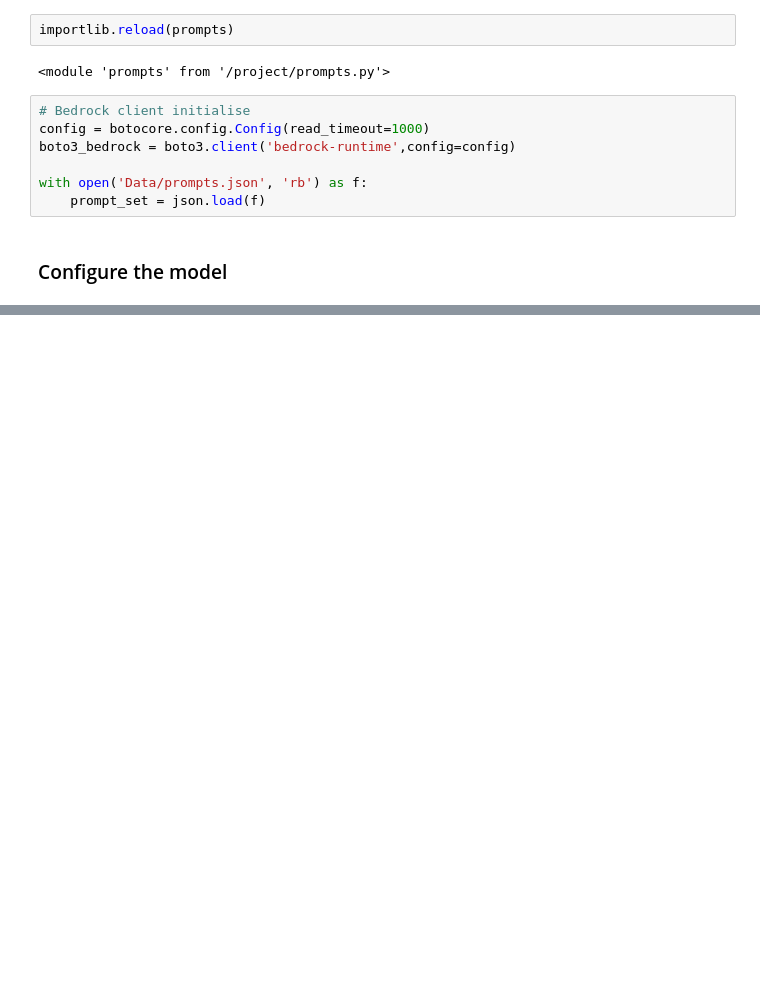
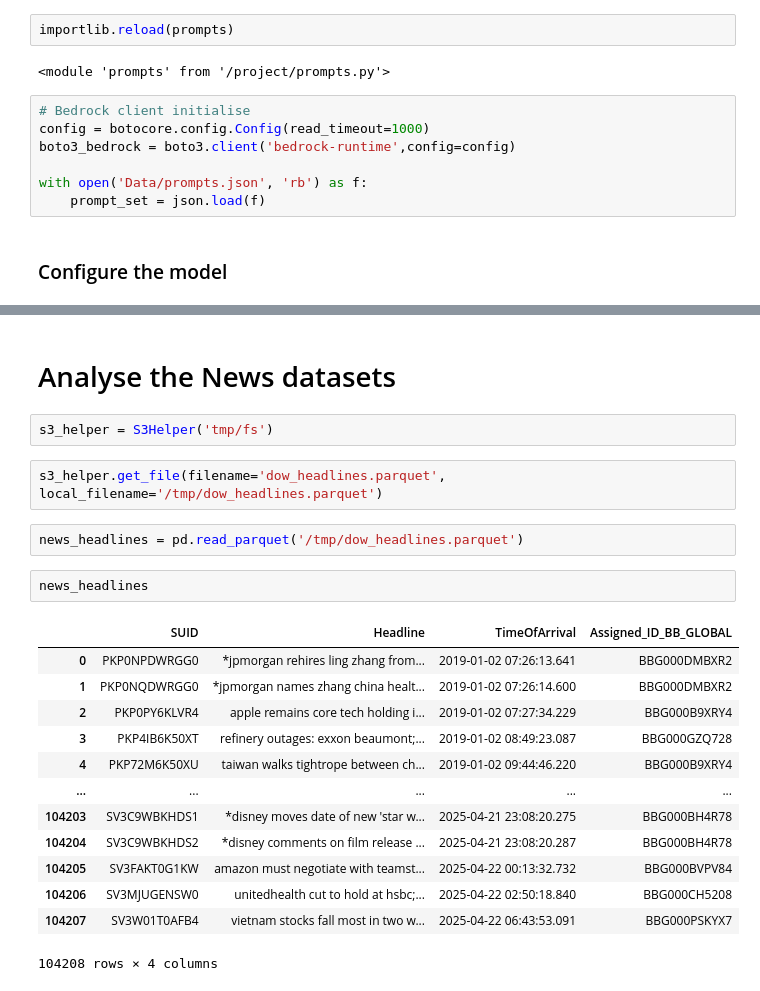
Before and after one commit to bmc-eng/LLMFinancialAnalyst, a Jupyter notebook: 05 - Agentic Tests.ipynb, the cells around one changed output, grey strips where cells are left out. Cells and saved outputs as stored; diff of their text form; blank space fills up the shorter version.

```diff
--- a/05 - Agentic Tests.ipynb
+++ b/05 - Agentic Tests.ipynb
@@ -156,0 +120,24 @@ The company shows concerning trends in its financial performance:
+# %% [markdown]
+# Analyse the News datasets
+# %%
+s3_helper = S3Helper('tmp/fs')
+# %%
+s3_helper.get_file(filename='dow_headlines.parquet', local_filename='/tmp/dow_headlines.parquet')
+# %%
+news_headlines = pd.read_parquet('/tmp/dow_headlines.parquet')
+# %%
+news_headlines
+# %% [output]
+|  | SUID | Headline | TimeOfArrival | Assigned_ID_BB_GLOBAL |
+| 0 | PKP0NPDWRGG0 | *jpmorgan rehires ling zhang from... | 2019-01-02 07:26:13.641 | BBG000DMBXR2 |
+| 1 | PKP0NQDWRGG0 | *jpmorgan names zhang china healt... | 2019-01-02 07:26:14.600 | BBG000DMBXR2 |
+| 2 | PKP0PY6KLVR4 | apple remains core tech holding i... | 2019-01-02 07:27:34.229 | BBG000B9XRY4 |
+| 3 | PKP4IB6K50XT | refinery outages: exxon beaumont;... | 2019-01-02 08:49:23.087 | BBG000GZQ728 |
+| 4 | PKP72M6K50XU | taiwan walks tightrope between ch... | 2019-01-02 09:44:46.220 | BBG000B9XRY4 |
+| ... | ... | ... | ... | ... |
+| 104203 | SV3C9WBKHDS1 | *disney moves date of new 'star w... | 2025-04-21 23:08:20.275 | BBG000BH4R78 |
+| 104204 | SV3C9WBKHDS2 | *disney comments on film release ... | 2025-04-21 23:08:20.287 | BBG000BH4R78 |
+| 104205 | SV3FAKT0G1KW | amazon must negotiate with teamst... | 2025-04-22 00:13:32.732 | BBG000BVPV84 |
+| 104206 | SV3MJUGENSW0 | unitedhealth cut to hold at hsbc;... | 2025-04-22 02:50:18.840 | BBG000CH5208 |
+| 104207 | SV3W01T0AFB4 | vietnam stocks fall most in two w... | 2025-04-22 06:43:53.091 | BBG000PSKYX7 |
+104208 rows × 4 columns
```
Also changed, not shown: parts of 53 cells of this notebook, 5 other files.
